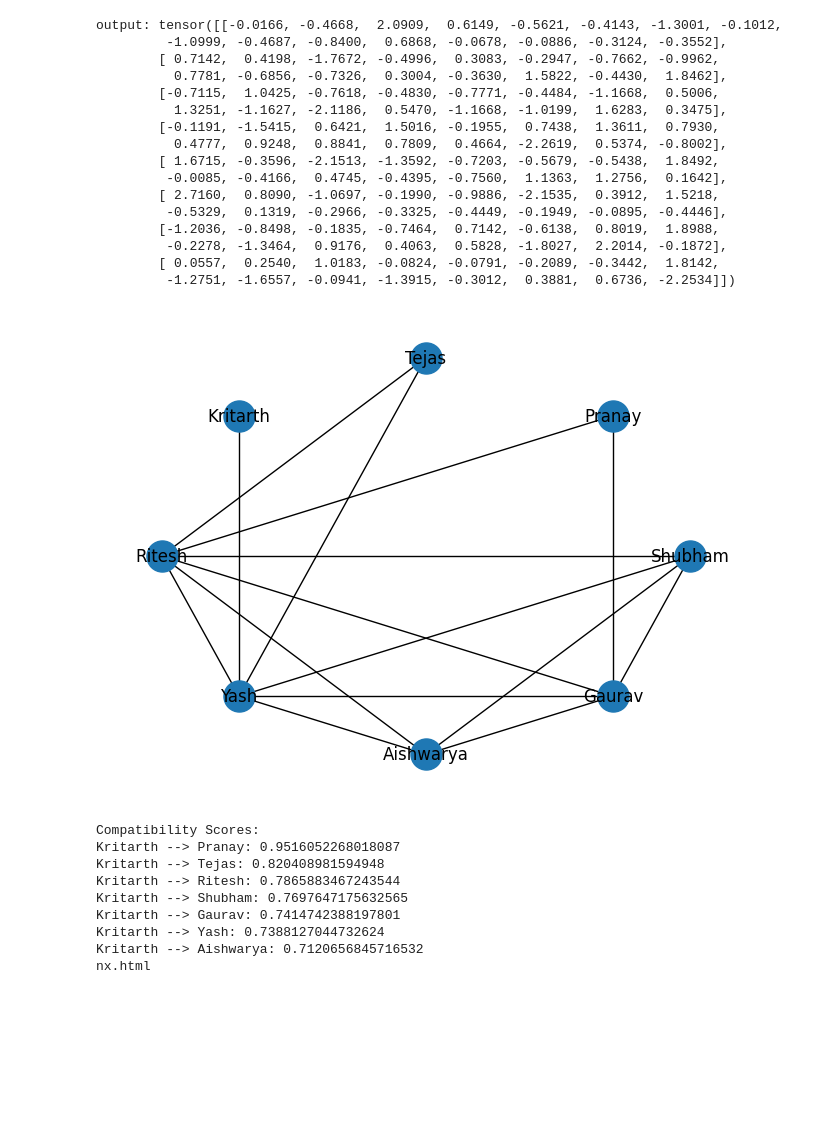
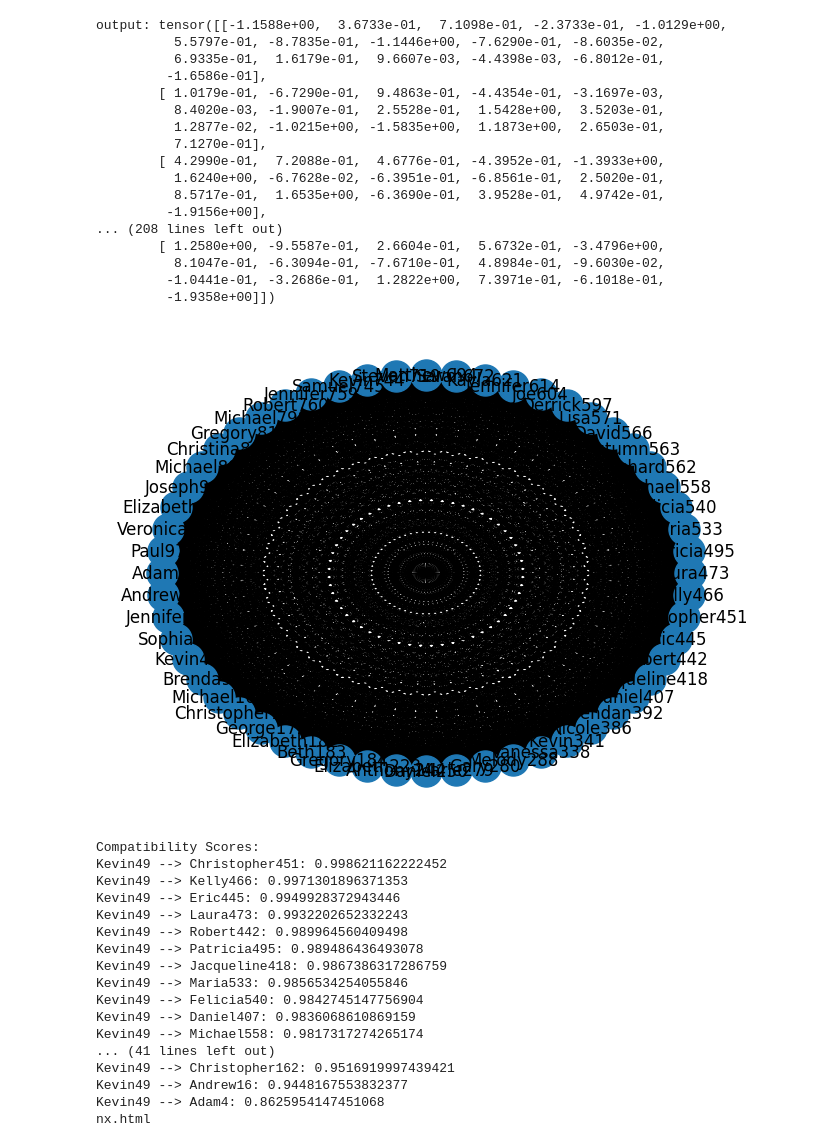
Before and after one commit to Ritesh1069/Relator_Bot, a Jupyter notebook: Main/GCN_model.ipynb, the cells around one changed output. Cells and saved outputs as stored; diff of their text form; code cells hidden in the pictures; blank space fills up the shorter version.

```diff
--- a/Main/GCN_model.ipynb
+++ b/Main/GCN_model.ipynb
@@ -8,13 +8,14 @@ import matplotlib.pyplot as plt
 from torch_geometric.nn import GCNConv
 from torch_geometric.data import Data
 import numpy as np
-
+import filter_dataset
 from pyvis import network as net
 
 #df = pd.read_csv("/random_data.csv")
-df = pd.read_csv("profile_dataNewest.csv")
-
-torch.manual_seed(43)
+user_name = input("Enter user name: ")
+df1 = pd.read_csv("R:/Git/Relator_Bot/test datasets/1000_location.csv")
+df = filter_dataset.filter_ds(user_name, df1)
+torch.manual_seed(50)
 
 def gcn_main():
     G = nx.Graph()
@@ -76,7 +77,7 @@ def visualize_graph(G, label, search, gcn_output):
     plt.draw()
     plt.show()
 
-    user_name = input("Enter user name: ")
+    # user_name = input("Enter user name: ")
     user_index = search.get(user_name)
     if user_index is not None:
         get_score(G, label, user_index, gcn_output, label)
@@ -87,56 +88,65 @@ def visualize_graph(G, label, search, gcn_output):
     nt.barnes_hut()
     nt.from_nx(G, default_node_size=100, show_edge_weights=True, edge_scaling=True)
     neighbor_map = nt.get_adj_list()
 
     for node in nt.nodes:
         neighbors = neighbor_map[node["id"]]
         neighbor_labels = "\n".join(label[i] for i in neighbors)
         node["title"] += " Neighbors: \n" + neighbor_labels
         node["value"] = len(neighbor_map[node["id"]])
 
     nt.prep_notebook()
     nt.show('nx.html')
 
 def get_score(G, label, user_index, gcn_output, search):
     user_score = {}
     user_embedding = gcn_output[user_index].detach().numpy()
     for other_user_index in range(len(label)):
         if user_index != other_user_index:
             other_user_embedding = gcn_output[other_user_index].detach().numpy()
             similarity_score = float(
                 1.0 / (1.0 + np.linalg.norm(user_embedding - other_user_embedding))  # Cosine similarity
             )
             user_score[other_user_index] = similarity_score
 
     print("Compatibility Scores: ")
     for user, score in sorted(user_score.items(), key=lambda x: x[1], reverse=True):
         print(f"{label[user_index]} --> {label[user]}: {score}")
 
 gcn_main()
 # %% [output]
-output: tensor([[-0.0166, -0.4668,  2.0909,  0.6149, -0.5621, -0.4143, -1.3001, -0.1012,
-         -1.0999, -0.4687, -0.8400,  0.6868, -0.0678, -0.0886, -0.3124, -0.3552],
-        [ 0.7142,  0.4198, -1.7672, -0.4996,  0.3083, -0.2947, -0.7662, -0.9962,
-          0.7781, -0.6856, -0.7326,  0.3004, -0.3630,  1.5822, -0.4430,  1.8462],
-        [-0.7115,  1.0425, -0.7618, -0.4830, -0.7771, -0.4484, -1.1668,  0.5006,
-          1.3251, -1.1627, -2.1186,  0.5470, -1.1668, -1.0199,  1.6283,  0.3475],
-        [-0.1191, -1.5415,  0.6421,  1.5016, -0.1955,  0.7438,  1.3611,  0.7930,
-          0.4777,  0.9248,  0.8841,  0.7809,  0.4664, -2.2619,  0.5374, -0.8002],
-        [ 1.6715, -0.3596, -2.1513, -1.3592, -0.7203, -0.5679, -0.5438,  1.8492,
-         -0.0085, -0.4166,  0.4745, -0.4395, -0.7560,  1.1363,  1.2756,  0.1642],
-        [ 2.7160,  0.8090, -1.0697, -0.1990, -0.9886, -2.1535,  0.3912,  1.5218,
-         -0.5329,  0.1319, -0.2966, -0.3325, -0.4449, -0.1949, -0.0895, -0.4446],
-        [-1.2036, -0.8498, -0.1835, -0.7464,  0.7142, -0.6138,  0.8019,  1.8988,
-         -0.2278, -1.3464,  0.9176,  0.4063,  0.5828, -1.8027,  2.2014, -0.1872],
-        [ 0.0557,  0.2540,  1.0183, -0.0824, -0.0791, -0.2089, -0.3442,  1.8142,
-         -1.2751, -1.6557, -0.0941, -1.3915, -0.3012,  0.3881,  0.6736, -2.2534]])
+output: tensor([[-1.1588e+00,  3.6733e-01,  7.1098e-01, -2.3733e-01, -1.0129e+00,
+          5.5797e-01, -8.7835e-01, -1.1446e+00, -7.6290e-01, -8.6035e-02,
+          6.9335e-01,  1.6179e-01,  9.6607e-03, -4.4398e-03, -6.8012e-01,
+         -1.6586e-01],
+        [ 1.0179e-01, -6.7290e-01,  9.4863e-01, -4.4354e-01, -3.1697e-03,
+          8.4020e-03, -1.9007e-01,  2.5528e-01,  1.5428e+00,  3.5203e-01,
+          1.2877e-02, -1.0215e+00, -1.5835e+00,  1.1873e+00,  2.6503e-01,
+          7.1270e-01],
+        [ 4.2990e-01,  7.2088e-01,  4.6776e-01, -4.3952e-01, -1.3933e+00,
+          1.6240e+00, -6.7628e-02, -6.3951e-01, -6.8561e-01,  2.5020e-01,
+          8.5717e-01,  1.6535e+00, -6.3690e-01,  3.9528e-01,  4.9742e-01,
+         -1.9156e+00],
+... (208 lines left out)
+        [ 1.2580e+00, -9.5587e-01,  2.6604e-01,  5.6732e-01, -3.4796e+00,
+          8.1047e-01, -6.3094e-01, -7.6710e-01,  4.8984e-01, -9.6030e-02,
+         -1.0441e-01, -3.2686e-01,  1.2822e+00,  7.3971e-01, -6.1018e-01,
+         -1.9358e+00]])
-[figure, old version]
+[figure, new version]
 Compatibility Scores:
-Kritarth --> Pranay: 0.9516052268018087
-Kritarth --> Tejas: 0.820408981594948
-Kritarth --> Ritesh: 0.7865883467243544
-Kritarth --> Shubham: 0.7697647175632565
-Kritarth --> Gaurav: 0.7414742388197801
-Kritarth --> Yash: 0.7388127044732624
-Kritarth --> Aishwarya: 0.7120656845716532
+Kevin49 --> Christopher451: 0.998621162222452
+Kevin49 --> Kelly466: 0.9971301896371353
+Kevin49 --> Eric445: 0.9949928372943446
+Kevin49 --> Laura473: 0.9932202652332243
+Kevin49 --> Robert442: 0.989964560409498
+Kevin49 --> Patricia495: 0.989486436493078
+Kevin49 --> Jacqueline418: 0.9867386317286759
+Kevin49 --> Maria533: 0.9856534254055846
+Kevin49 --> Felicia540: 0.9842745147756904
+Kevin49 --> Daniel407: 0.9836068610869159
+Kevin49 --> Michael558: 0.9817317274265174
+... (41 lines left out)
+Kevin49 --> Christopher162: 0.9516919997439421
+Kevin49 --> Andrew16: 0.9448167553832377
+Kevin49 --> Adam4: 0.8625954147451068
 nx.html
```
Also changed, not shown: 4 other files.
